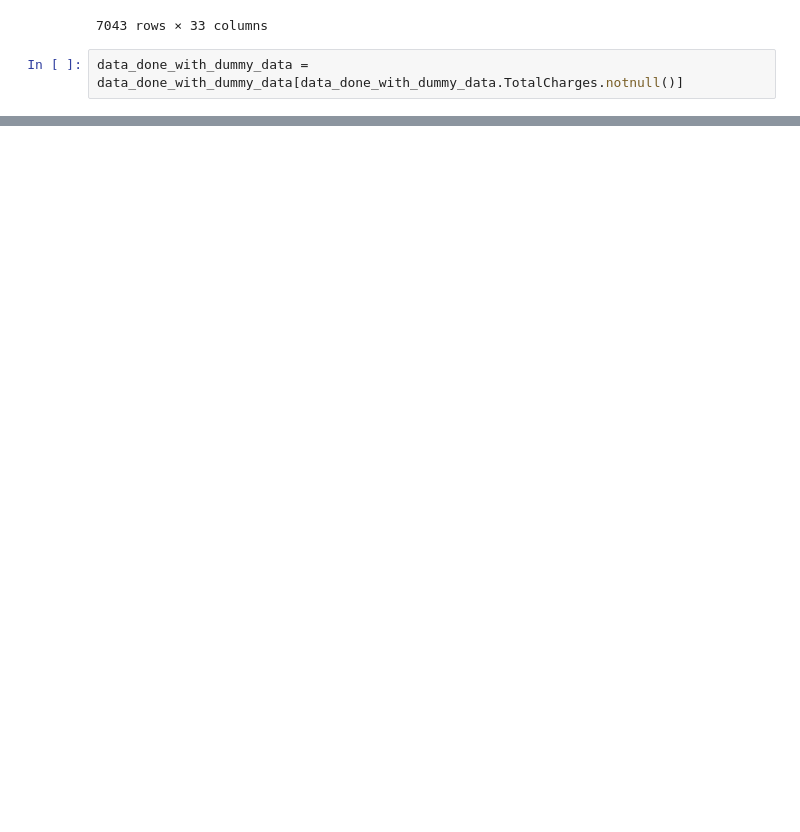
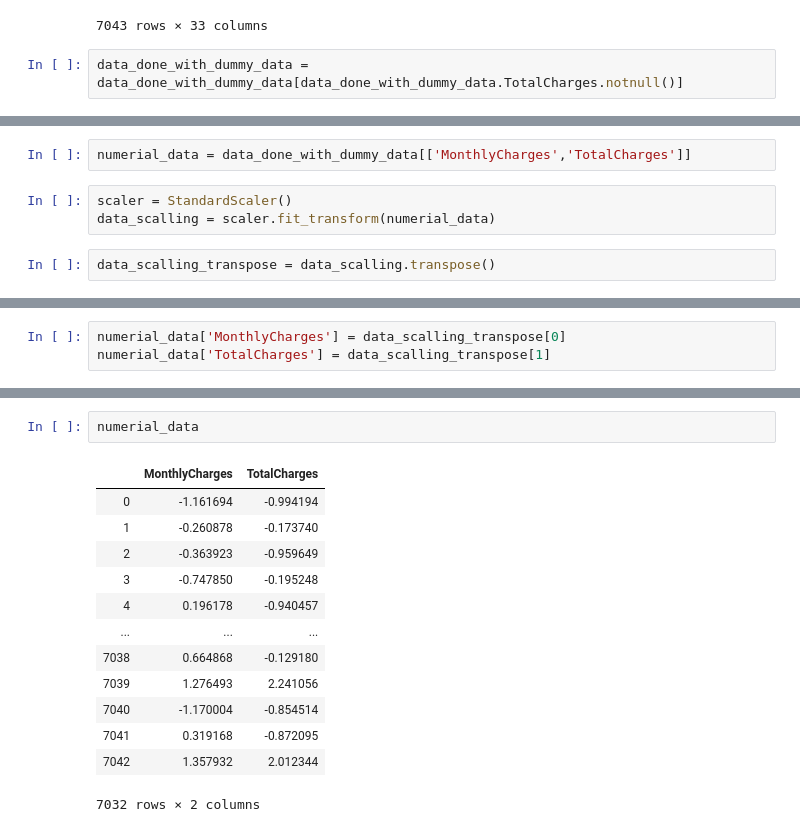
Before and after one commit to hartantoignatiuss/telcom-churn-data-set, a Jupyter notebook: Preprocessing.ipynb, the cells around one changed output, grey strips where cells are left out. Saved outputs shown, nothing was run; the diff lists cells and outputs as text; blank space fills up the shorter version.

Commit message:
'Scalling'

```diff
--- a/Preprocessing.ipynb
+++ b/Preprocessing.ipynb
@@ -708,0 +726,7 @@ data_done_with_dummy_data = data_done_with_dummy_data[data_done_with_dummy_data.
+# %%
+numerial_data = data_done_with_dummy_data[['MonthlyCharges','TotalCharges']]
+# %%
+scaler = StandardScaler()
+data_scalling = scaler.fit_transform(numerial_data)
+# %%
+data_scalling_transpose = data_scalling.transpose()
@@ -708,0 +750,3 @@ data_done_with_dummy_data = data_done_with_dummy_data[data_done_with_dummy_data.
+# %%
+numerial_data['MonthlyCharges'] = data_scalling_transpose[0]
+numerial_data['TotalCharges'] = data_scalling_transpose[1]
@@ -708,0 +763,16 @@ data_done_with_dummy_data = data_done_with_dummy_data[data_done_with_dummy_data.
+# %%
+numerial_data
+# %% [output]
+|  | MonthlyCharges | TotalCharges |
+| 0 | -1.161694 | -0.994194 |
+| 1 | -0.260878 | -0.173740 |
+| 2 | -0.363923 | -0.959649 |
+| 3 | -0.747850 | -0.195248 |
+| 4 | 0.196178 | -0.940457 |
+| ... | ... | ... |
+| 7038 | 0.664868 | -0.129180 |
+| 7039 | 1.276493 | 2.241056 |
+| 7040 | -1.170004 | -0.854514 |
+| 7041 | 0.319168 | -0.872095 |
+| 7042 | 1.357932 | 2.012344 |
+7032 rows × 2 columns
```
Also changed, not shown: parts of 9 cells of this notebook, 7 other files.
